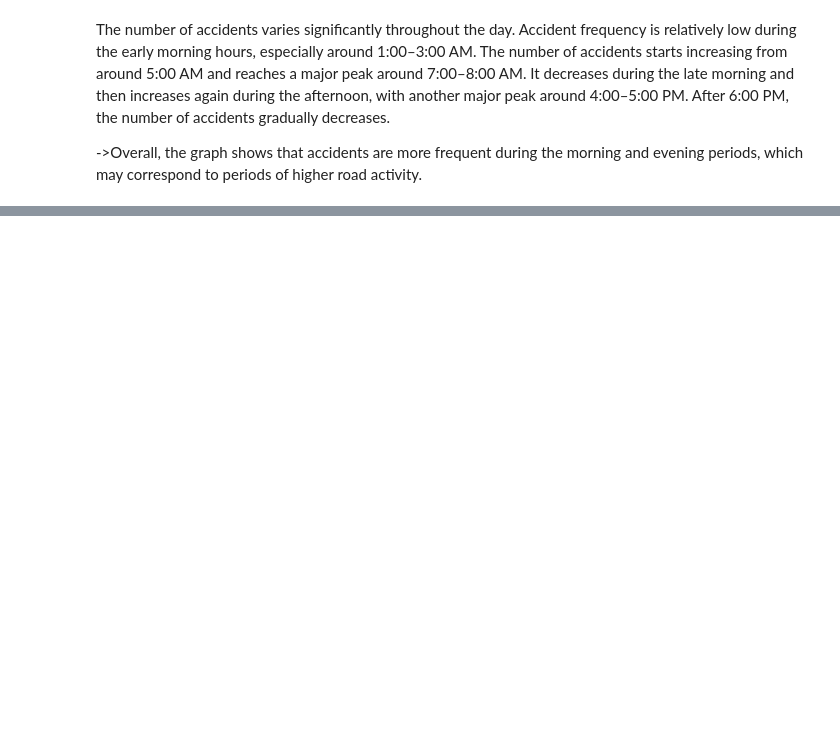
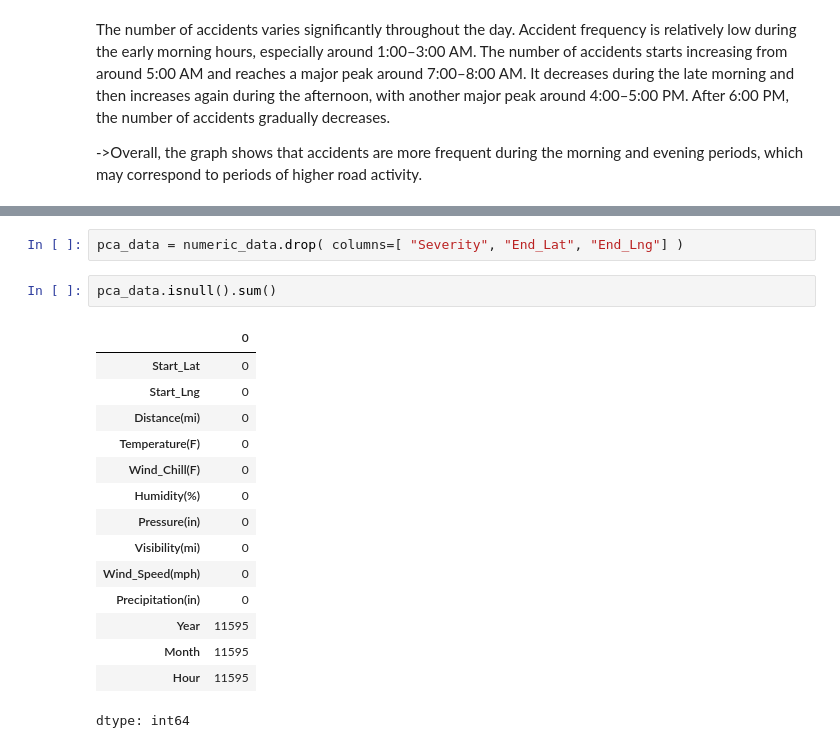
Before and after one commit to Aditya127812/P.C.A_Task, a Jupyter notebook: Task_3.ipynb, the cells around one changed output, grey strips where cells are left out. Saved outputs shown, nothing was run; the diff lists cells and outputs as text; blank space fills up the shorter version.

```diff
--- a/Task_3.ipynb
+++ b/Task_3.ipynb
@@ -319,0 +344,20 @@ The number of accidents varies significantly throughout the day. Accident freque
+# %%
+pca_data = numeric_data.drop( columns=[ "Severity", "End_Lat", "End_Lng"] )
+# %%
+pca_data.isnull().sum()
+# %% [output]
+|  | 0 |
+| Start_Lat | 0 |
+| Start_Lng | 0 |
+| Distance(mi) | 0 |
+| Temperature(F) | 0 |
+| Wind_Chill(F) | 0 |
+| Humidity(%) | 0 |
+| Pressure(in) | 0 |
+| Visibility(mi) | 0 |
+| Wind_Speed(mph) | 0 |
+| Precipitation(in) | 0 |
+| Year | 11595 |
+| Month | 11595 |
+| Hour | 11595 |
+dtype: int64
```
Also changed, not shown: parts of 17 cells of this notebook.
